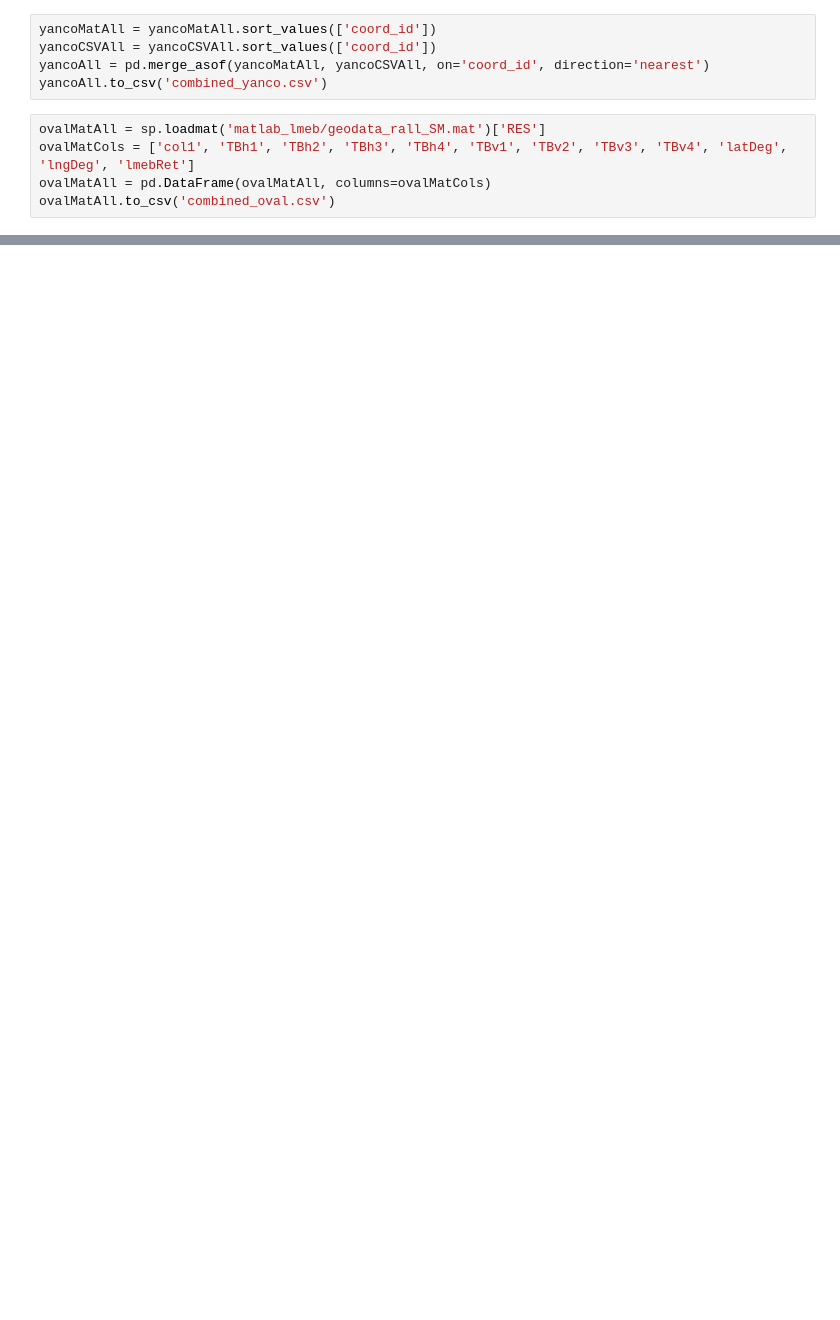
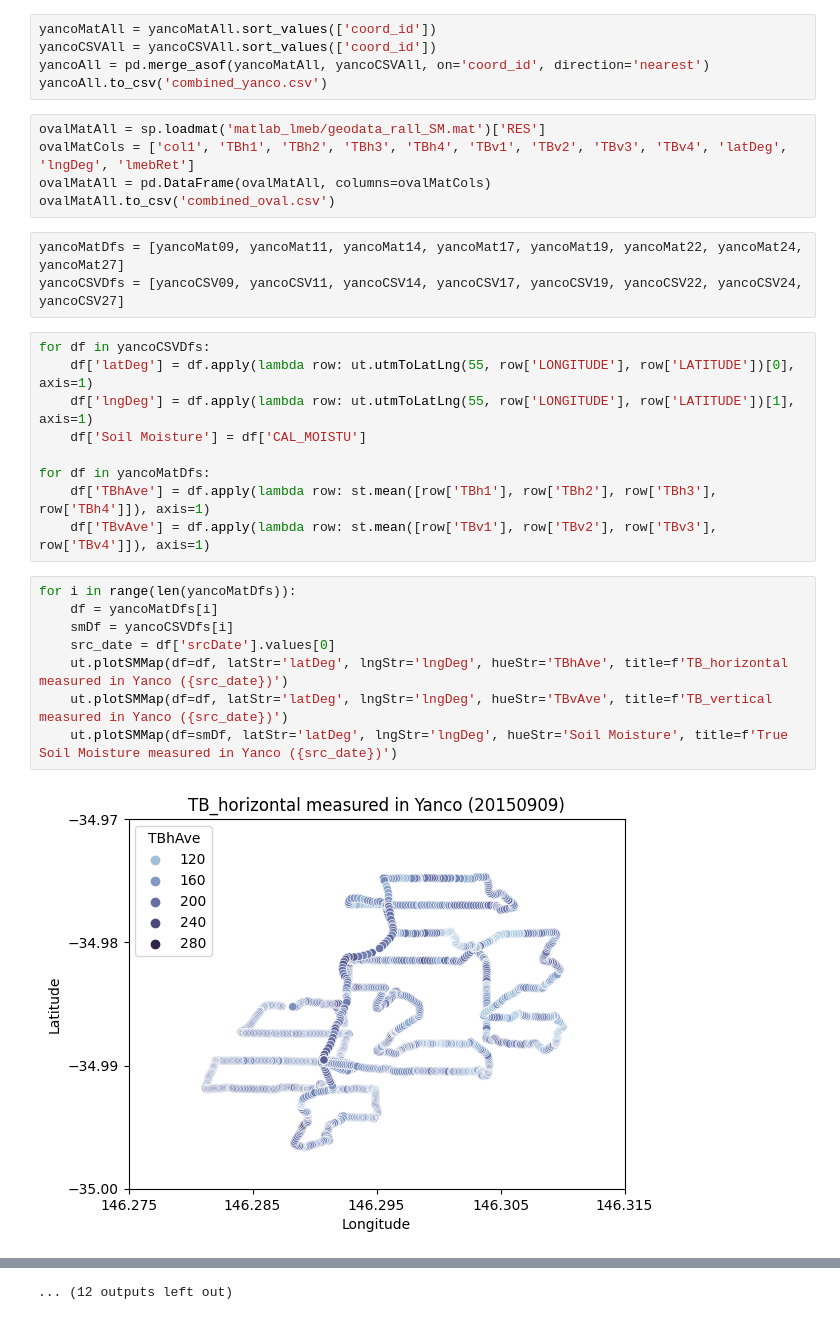
Before and after one commit to linton2000/Autonomous-Soil-Moisture-Mapping, a Jupyter notebook: yanco-oval_data_loading.ipynb, the cells around one changed output, grey strips where cells are left out. Cells and saved outputs as stored; diff of their text form; blank space fills up the shorter version.

Commit message:
Yanco data transformations

```diff
--- a/yanco-oval_data_loading.ipynb
+++ b/yanco-oval_data_loading.ipynb
@@ -59,3 +88,25 @@ ovalMatAll = sp.loadmat('matlab_lmeb/geodata_rall_SM.mat')['RES']
 ovalMatCols = ['col1', 'TBh1', 'TBh2', 'TBh3', 'TBh4', 'TBv1', 'TBv2', 'TBv3', 'TBv4', 'latDeg', 'lngDeg', 'lmebRet']
 ovalMatAll = pd.DataFrame(ovalMatAll, columns=ovalMatCols)
 ovalMatAll.to_csv('combined_oval.csv')
+# %%
+yancoMatDfs = [yancoMat09, yancoMat11, yancoMat14, yancoMat17, yancoMat19, yancoMat22, yancoMat24, yancoMat27]
+yancoCSVDfs = [yancoCSV09, yancoCSV11, yancoCSV14, yancoCSV17, yancoCSV19, yancoCSV22, yancoCSV24, yancoCSV27]
+# %%
+for df in yancoCSVDfs:
+    df['latDeg'] = df.apply(lambda row: ut.utmToLatLng(55, row['LONGITUDE'], row['LATITUDE'])[0], axis=1)
+    df['lngDeg'] = df.apply(lambda row: ut.utmToLatLng(55, row['LONGITUDE'], row['LATITUDE'])[1], axis=1)
+    df['Soil Moisture'] = df['CAL_MOISTU']
+
+for df in yancoMatDfs:
+    df['TBhAve'] = df.apply(lambda row: st.mean([row['TBh1'], row['TBh2'], row['TBh3'], row['TBh4']]), axis=1)
+    df['TBvAve'] = df.apply(lambda row: st.mean([row['TBv1'], row['TBv2'], row['TBv3'], row['TBv4']]), axis=1)
+# %%
+for i in range(len(yancoMatDfs)):
+    df = yancoMatDfs[i]
+    smDf = yancoCSVDfs[i]
+    src_date = df['srcDate'].values[0]
+    ut.plotSMMap(df=df, latStr='latDeg', lngStr='lngDeg', hueStr='TBhAve', title=f'TB_horizontal measured in Yanco ({src_date})')
+    ut.plotSMMap(df=df, latStr='latDeg', lngStr='lngDeg', hueStr='TBvAve', title=f'TB_vertical measured in Yanco ({src_date})')
+    ut.plotSMMap(df=smDf, latStr='latDeg', lngStr='lngDeg', hueStr='Soil Moisture', title=f'True Soil Moisture measured in Yanco ({src_date})')
+# %% [output]
+[figure, added]
@@ -61,0 +124 @@ ovalMatAll.to_csv('combined_oval.csv')
+... (12 outputs left out)
```
Also changed, not shown: parts of 4 cells of this notebook, 4 other files.
